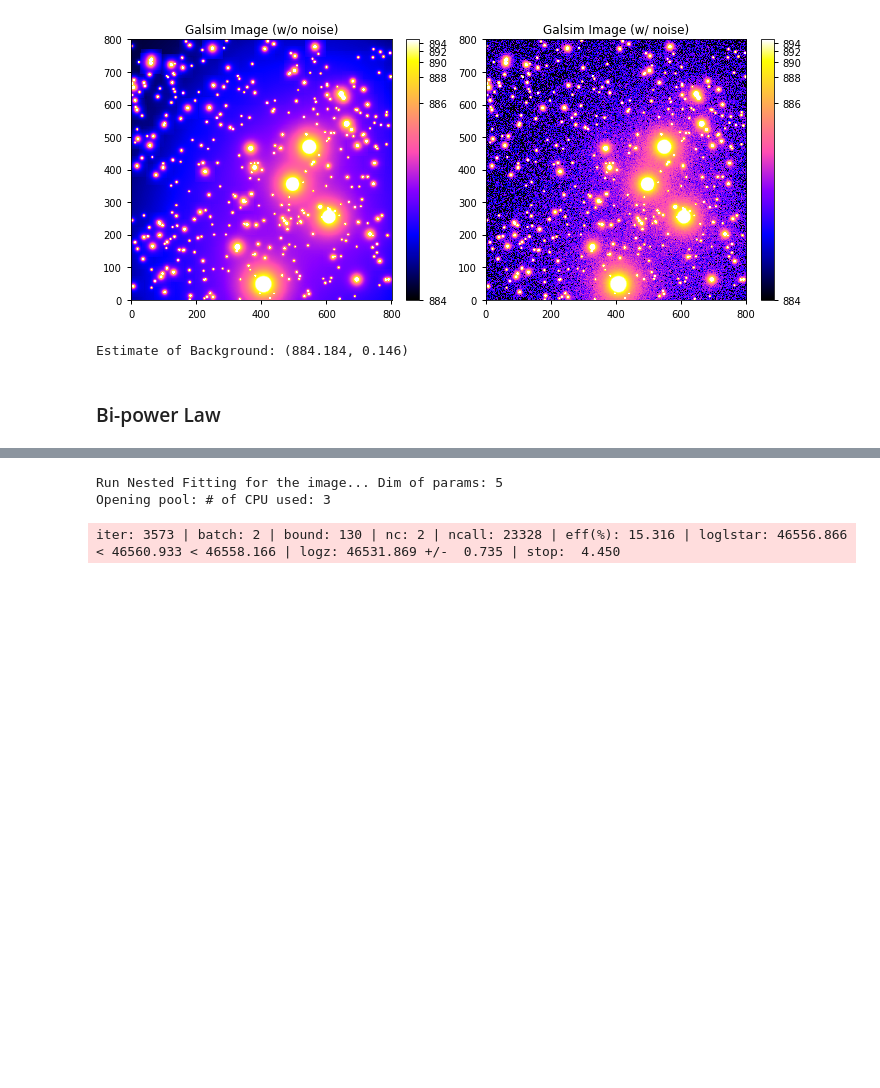
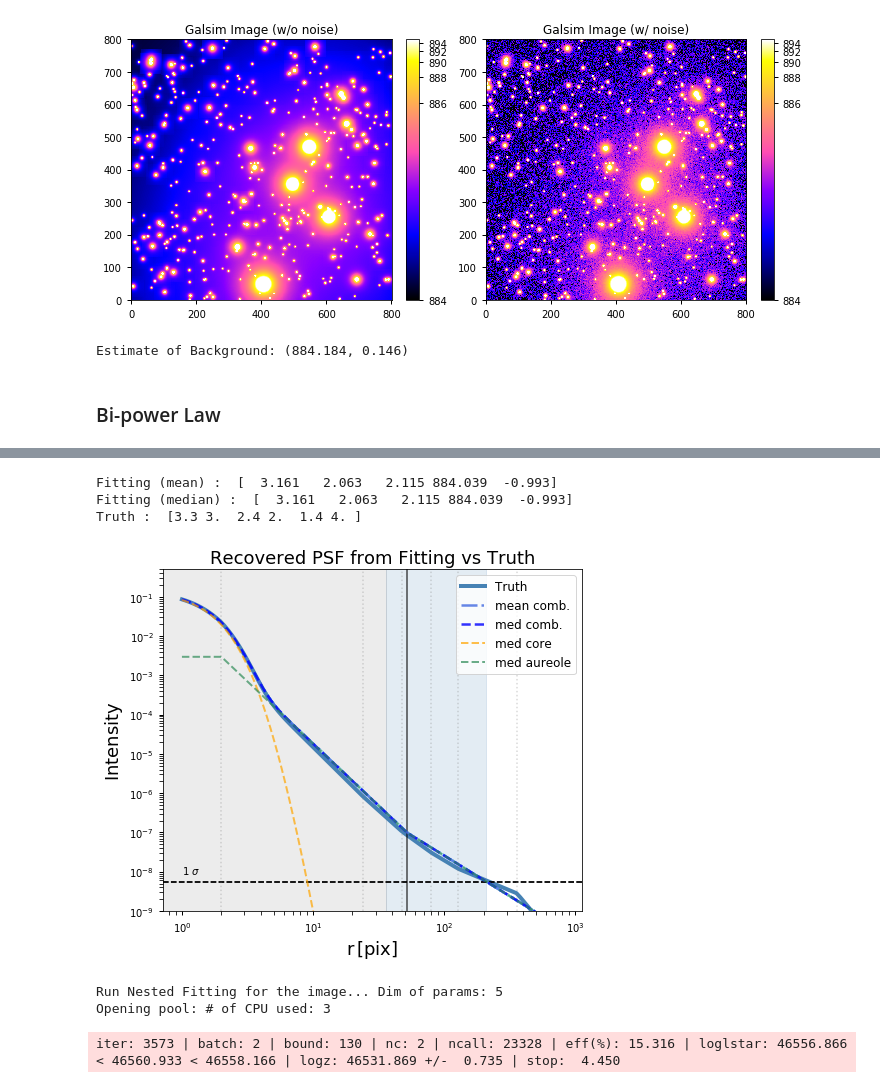
Before and after one commit to qliu4676/elderflower, a Jupyter notebook: demos/Run_Fitting_Mock_demo.ipynb, the cells around one changed output, grey strips where cells are left out. Drawn from its saved outputs; the diff is of its cells as text; code cells hidden in the pictures; blank space fills up the shorter version.

```diff
--- a/demos/Run_Fitting_Mock_demo.ipynb
+++ b/demos/Run_Fitting_Mock_demo.ipynb
@@ -212,3 +223,14 @@ def loglike_2p(v):
+# %%
+ds.run_fitting(nlive_init=50, nlive_batch=25, maxbatch=6, close_pool=False)
+ds.close_pool()
+# %%
+plot1D_fit_vs_truth_PSF_mpow(ds.results, psf0, labels, n_bootstrap=800,
+                             Amp_max=Amp_m, r_core=r_core_s, save=False, dir_name=".")
+# %% [output]
+Fitting (mean) :  [  3.161   2.063   2.115 884.039  -0.993]
+Fitting (median) :  [  3.161   2.063   2.115 884.039  -0.993]
+Truth :  [3.3 3.  2.4 2.  1.4 4. ]
+[figure, added]
 # %%
 # Run & Plot
 ############################################
```
Also changed, not shown: parts of 12 cells of this notebook, 4 other files.
